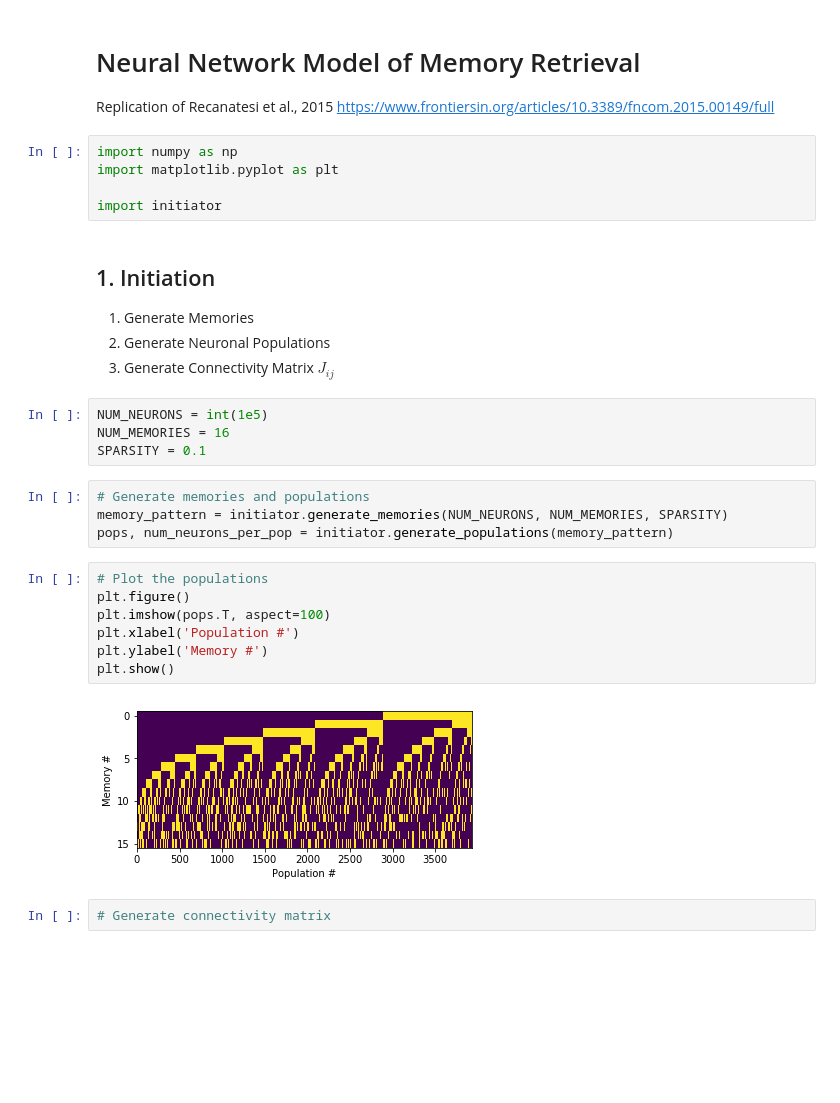
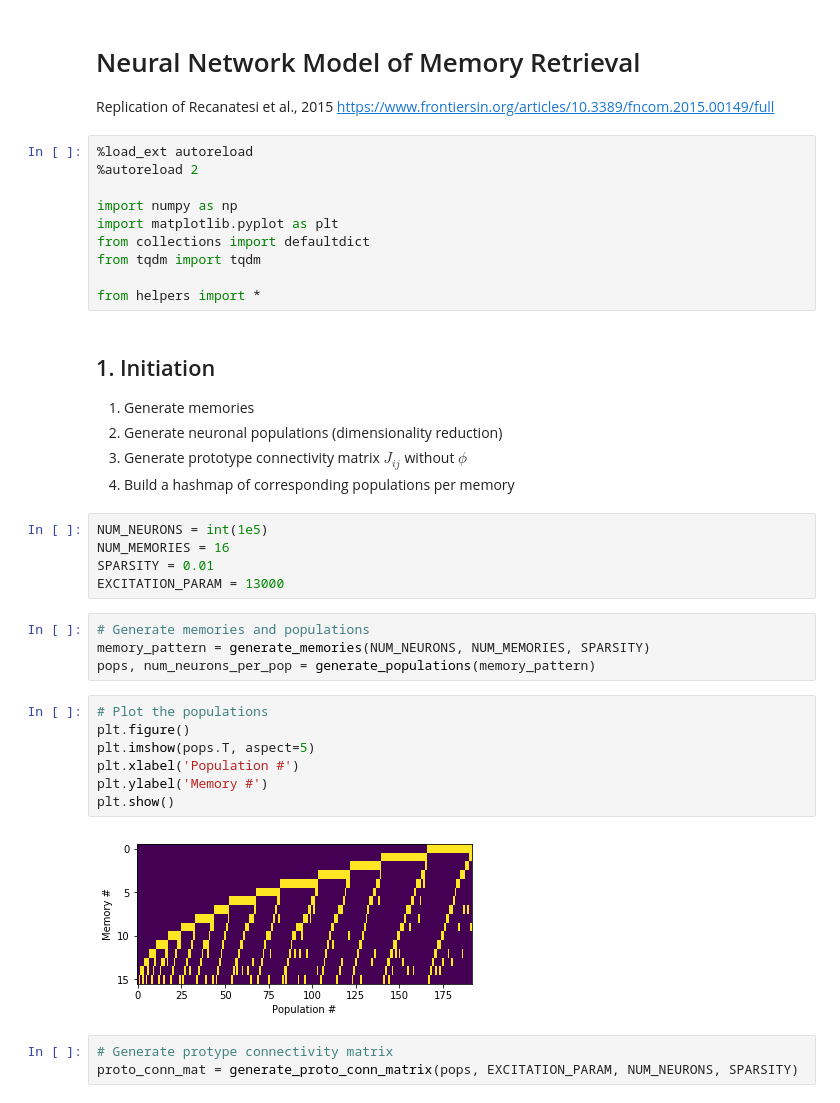
Before and after one commit to sjonany/replication_recanatesi_2015, a Jupyter notebook: main.ipynb, the cells around one changed output. Drawn from its saved outputs; the diff is of its cells as text; blank space fills up the shorter version.

```diff
--- a/main.ipynb
+++ b/main.ipynb
@@ -3,32 +3,40 @@
 
 Replication of Recanatesi et al., 2015 https://www.frontiersin.org/articles/10.3389/fncom.2015.00149/full
 # %%
+%load_ext autoreload
+%autoreload 2
+
 import numpy as np
 import matplotlib.pyplot as plt
+from collections import defaultdict
+from tqdm import tqdm
 
-import initiator
+from helpers import *
 # %% [markdown]
 ## 1. Initiation
 
-1. Generate Memories
-2. Generate Neuronal Populations
-3. Generate Connectivity Matrix $J_{ij}$
+1. Generate memories
+2. Generate neuronal populations (dimensionality reduction)
+3. Generate prototype connectivity matrix $J_{ij}$ without $\phi$
+4. Build a hashmap of corresponding populations per memory
 # %%
 NUM_NEURONS = int(1e5)
 NUM_MEMORIES = 16
-SPARSITY = 0.1
+SPARSITY = 0.01
+EXCITATION_PARAM = 13000
 # %%
 # Generate memories and populations
-memory_pattern = initiator.generate_memories(NUM_NEURONS, NUM_MEMORIES, SPARSITY)
-pops, num_neurons_per_pop = initiator.generate_populations(memory_pattern)
+memory_pattern = generate_memories(NUM_NEURONS, NUM_MEMORIES, SPARSITY)
+pops, num_neurons_per_pop = generate_populations(memory_pattern)
 # %%
 # Plot the populations
 plt.figure()
-plt.imshow(pops.T, aspect=100)
+plt.imshow(pops.T, aspect=5)
 plt.xlabel('Population #')
 plt.ylabel('Memory #')
 plt.show()
 # %% [output]
-[figure, old version]
+[figure, new version]
 # %%
-# Generate connectivity matrix
+# Generate protype connectivity matrix
+proto_conn_mat = generate_proto_conn_matrix(pops, EXCITATION_PARAM, NUM_NEURONS, SPARSITY)
```
Also changed, not shown: parts of 9 cells of this notebook, 3 other files.
